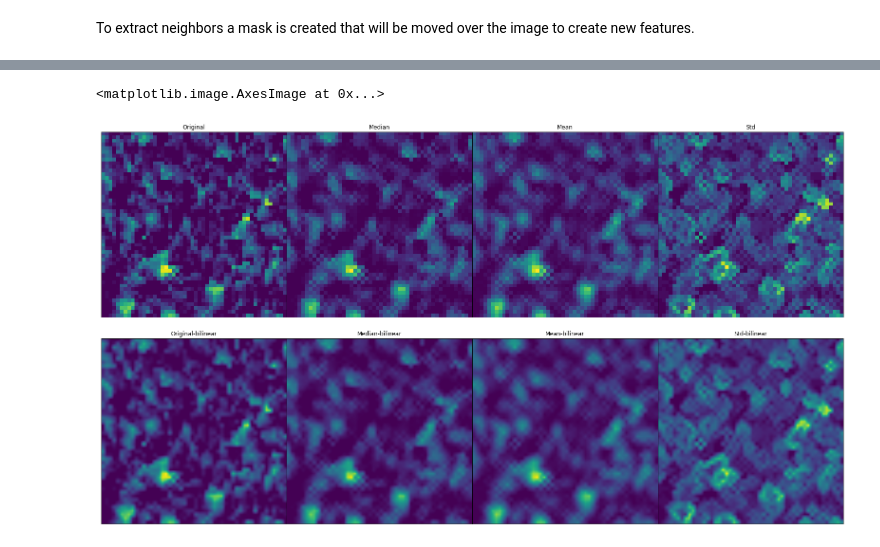
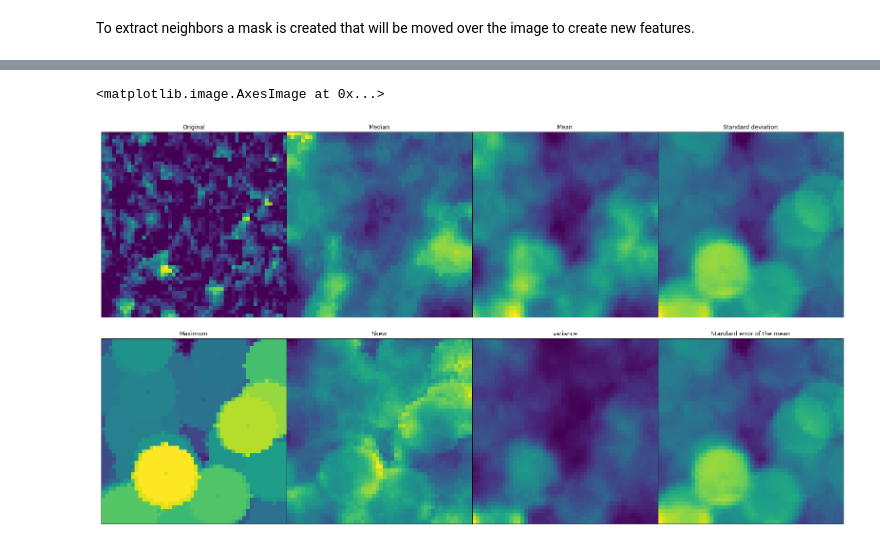
Before and after one commit to jonatan-flyckt/bachelors-thesis-playground, a Jupyter notebook: mask.ipynb, the cells around one changed output, grey strips where cells are left out. Drawn from its saved outputs; the diff is of its cells as text; code cells hidden in the pictures.

```diff
--- a/mask.ipynb
+++ b/mask.ipynb
@@ -22,39 +22,39 @@ plt.imshow(create_circular_mask(3))
 # %%
 im = Image.open("croppedImage_impoundment.tif")
 arr = np.asarray(im)
-mask = create_circular_mask(1)
+mask = create_circular_mask(8)
 
 plt.figure(num=None, figsize=(28,16), facecolor='w', edgecolor='k')
 ax = [plt.subplot(2,4,i+1) for i in range(8)]
 for a in ax:
     a.set_xticklabels([])
     a.set_yticklabels([])
     a.tick_params(bottom=False, left=False)
 plt.subplots_adjust(wspace=0,hspace=0)
 
 ax[0].title.set_text("Original")
 ax[0].imshow(arr)
 
 ax[1].title.set_text("Median")
 ax[1].imshow(gf(arr,np.nanmedian,footprint=mask))
 
 ax[2].title.set_text("Mean")
 ax[2].imshow(gf(arr,np.nanmean,footprint=mask))
 
-ax[3].title.set_text("Std")
+ax[3].title.set_text("Standard deviation")
 ax[3].imshow(gf(arr,np.nanstd,footprint=mask))
 
-ax[4].title.set_text("Original-bilinear")
-ax[4].imshow(arr,interpolation ="bilinear")
+ax[4].title.set_text("Maximum")
+ax[4].imshow(gf(arr,ms.tmax, footprint=mask))
 
-ax[5].title.set_text("Median-bilinear")
-ax[5].imshow(gf(arr,np.nanmedian,footprint=mask),interpolation ="bilinear")
+ax[5].title.set_text("Skew")
+ax[5].imshow(gf(arr,ms.skew,footprint=mask))
 
-ax[6].title.set_text("Mean-bilinear")
-ax[6].imshow(gf(arr,np.nanmean,footprint=mask), interpolation = "bilinear")
+ax[6].title.set_text("variance")
+ax[6].imshow(gf(arr,ms.trimmed_var,footprint=mask))
 
-ax[7].title.set_text("Std-bilinear")
-ax[7].imshow(gf(arr,np.nanstd,footprint=mask), interpolation = "bilinear")
+ax[7].title.set_text("Standard error of the mean")
+ax[7].imshow(gf(arr,ms.sem,footprint=mask))
 # %% [output]
 <matplotlib.image.AxesImage at 0x...>
-[figure, old version]
+[figure, new version]
```
Also changed, not shown: parts of 1 cell of this notebook.
